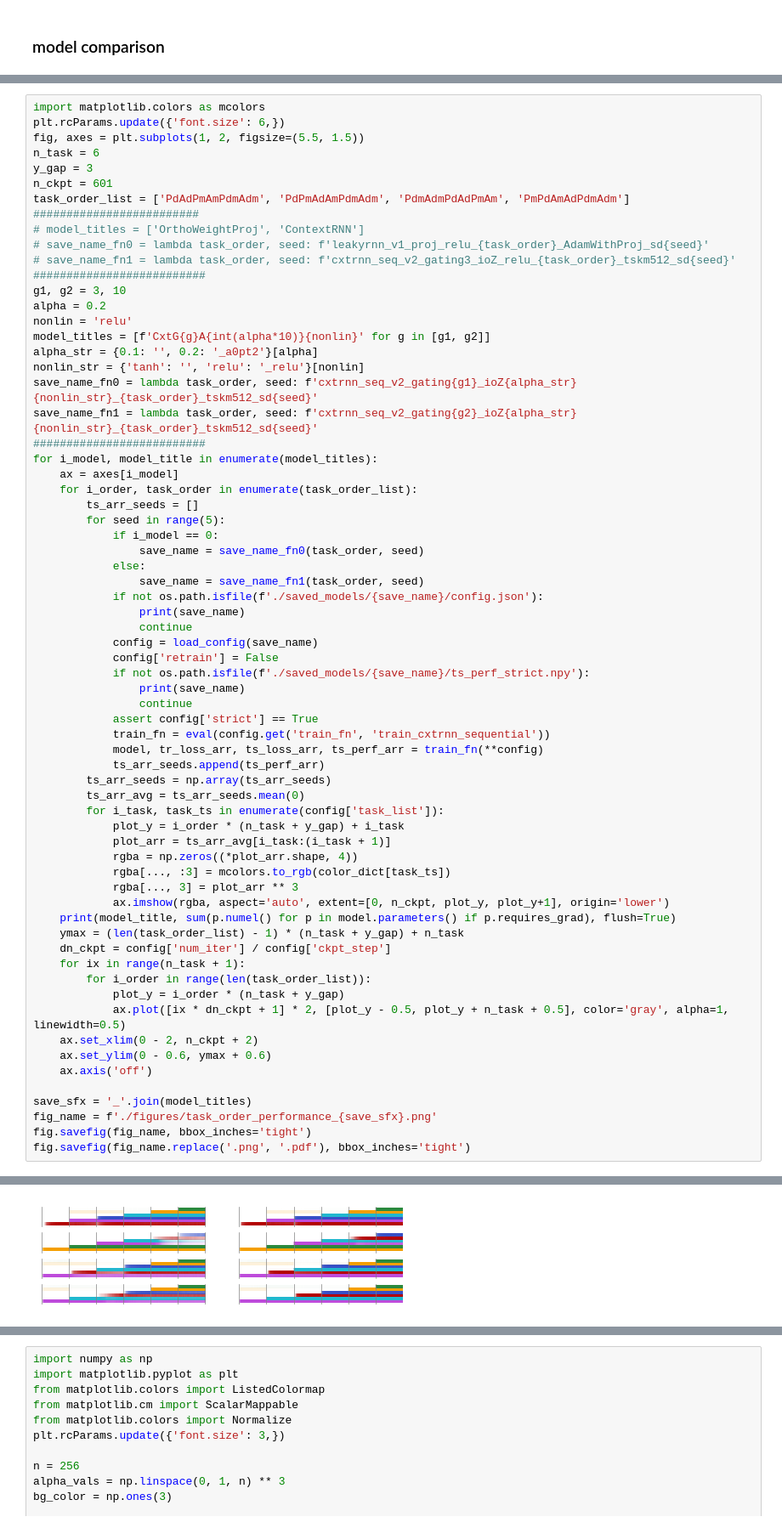
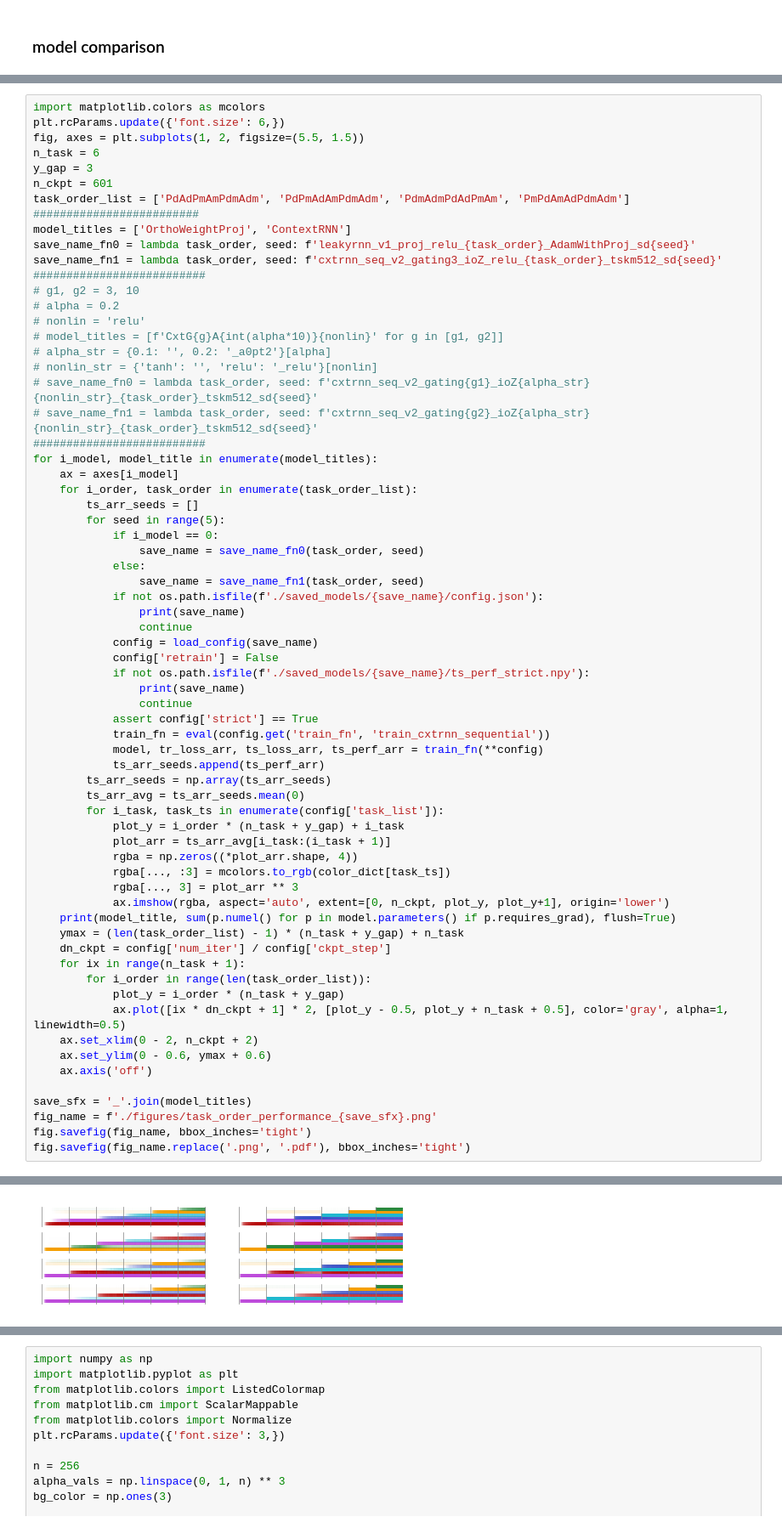
Before and after one commit to hzshan/context_inference_rnn, a Jupyter notebook: train.ipynb, the cells around one changed output, grey strips where cells are left out. Shown: that part at 85% size. Drawn from its saved outputs; the diff is of its cells as text.

```diff
--- a/train.ipynb
+++ b/train.ipynb
@@ -106,18 +106,18 @@ y_gap = 3
 n_ckpt = 601
 task_order_list = ['PdAdPmAmPdmAdm', 'PdPmAdAmPdmAdm', 'PdmAdmPdAdPmAm', 'PmPdAmAdPdmAdm']
 #########################
-# model_titles = ['OrthoWeightProj', 'ContextRNN']
-# save_name_fn0 = lambda task_order, seed: f'leakyrnn_v1_proj_relu_{task_order}_AdamWithProj_sd{seed}'
-# save_name_fn1 = lambda task_order, seed: f'cxtrnn_seq_v2_gating3_ioZ_relu_{task_order}_tskm512_sd{seed}'
+model_titles = ['OrthoWeightProj', 'ContextRNN']
+save_name_fn0 = lambda task_order, seed: f'leakyrnn_v1_proj_relu_{task_order}_AdamWithProj_sd{seed}'
+save_name_fn1 = lambda task_order, seed: f'cxtrnn_seq_v2_gating3_ioZ_relu_{task_order}_tskm512_sd{seed}'
 ##########################
-g1, g2 = 3, 10
-alpha = 0.2
-nonlin = 'relu'
-model_titles = [f'CxtG{g}A{int(alpha*10)}{nonlin}' for g in [g1, g2]]
-alpha_str = {0.1: '', 0.2: '_a0pt2'}[alpha]
-nonlin_str = {'tanh': '', 'relu': '_relu'}[nonlin]
-save_name_fn0 = lambda task_order, seed: f'cxtrnn_seq_v2_gating{g1}_ioZ{alpha_str}{nonlin_str}_{task_order}_tskm512_sd{seed}'
-save_name_fn1 = lambda task_order, seed: f'cxtrnn_seq_v2_gating{g2}_ioZ{alpha_str}{nonlin_str}_{task_order}_tskm512_sd{seed}'
+# g1, g2 = 3, 10
+# alpha = 0.2
+# nonlin = 'relu'
+# model_titles = [f'CxtG{g}A{int(alpha*10)}{nonlin}' for g in [g1, g2]]
+# alpha_str = {0.1: '', 0.2: '_a0pt2'}[alpha]
+# nonlin_str = {'tanh': '', 'relu': '_relu'}[nonlin]
+# save_name_fn0 = lambda task_order, seed: f'cxtrnn_seq_v2_gating{g1}_ioZ{alpha_str}{nonlin_str}_{task_order}_tskm512_sd{seed}'
+# save_name_fn1 = lambda task_order, seed: f'cxtrnn_seq_v2_gating{g2}_ioZ{alpha_str}{nonlin_str}_{task_order}_tskm512_sd{seed}'
 ##########################
 for i_model, model_title in enumerate(model_titles):
     ax = axes[i_model]
@@ -170 +172 @@ CxtG10A2relu 66843
-[figure, old version]
+[figure, new version]
```
Also changed, not shown: parts of 8 cells of this notebook, 1 other file.
